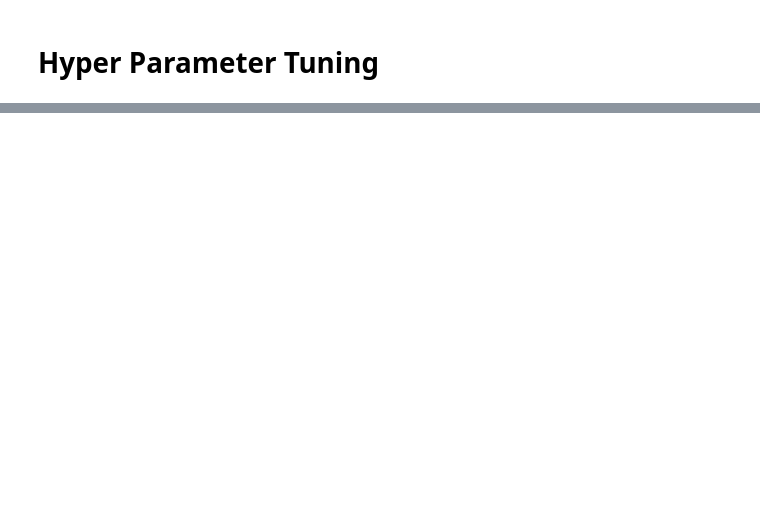
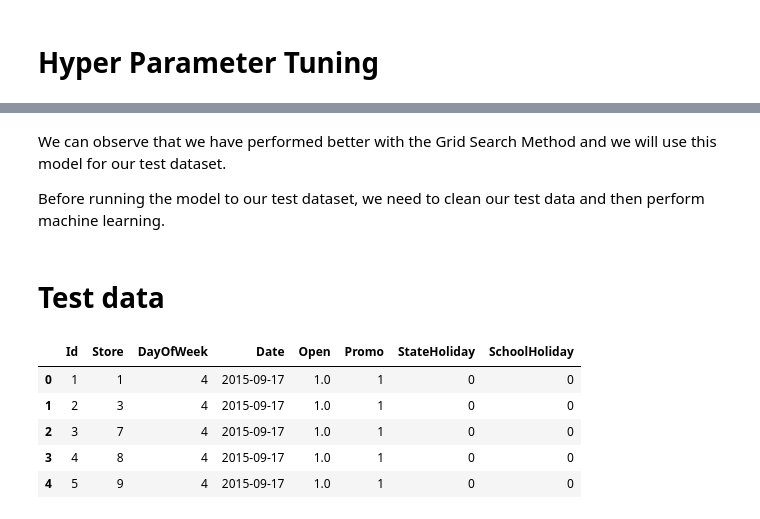
Before and after one commit to Prinkesh39/Rossman_Sales_Forecast, a Jupyter notebook: rossman-store-sales-prediction.ipynb, the cells around one changed output, grey strips where cells are left out. Drawn from its saved outputs; the diff is of its cells as text; code cells hidden in the pictures; blank space fills up the shorter version.

```diff
--- a/rossman-store-sales-prediction.ipynb
+++ b/rossman-store-sales-prediction.ipynb
@@ -471,0 +478,16 @@ Root Mean Square score:  0.011247815358826938
+# %% [markdown]
+We can observe that we have performed better with the Grid Search Method and we will use this model for our test dataset.
+
+Before running the model to our test dataset, we need to clean our test data and then perform machine learning.
+# %% [markdown]
+# Test data
+# %%
+test = pd.read_csv("../input/rossmann-store-sales/test.csv", parse_dates = ['Date'])
+test.head()
+# %% [output]
+|  | Id | Store | DayOfWeek | Date | Open | Promo | StateHoliday | SchoolHoliday |
+| 0 | 1 | 1 | 4 | 2015-09-17 | 1.0 | 1 | 0 | 0 |
+| 1 | 2 | 3 | 4 | 2015-09-17 | 1.0 | 1 | 0 | 0 |
+| 2 | 3 | 7 | 4 | 2015-09-17 | 1.0 | 1 | 0 | 0 |
+| 3 | 4 | 8 | 4 | 2015-09-17 | 1.0 | 1 | 0 | 0 |
+| 4 | 5 | 9 | 4 | 2015-09-17 | 1.0 | 1 | 0 | 0 |
```
Also changed, not shown: parts of 33 cells of this notebook.
